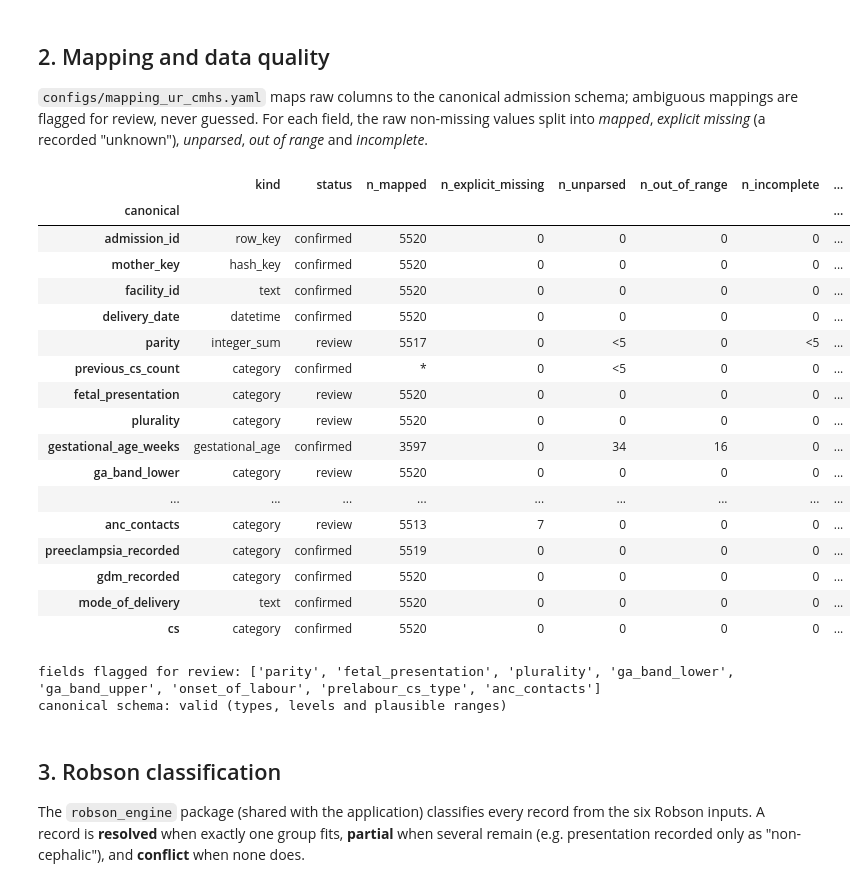
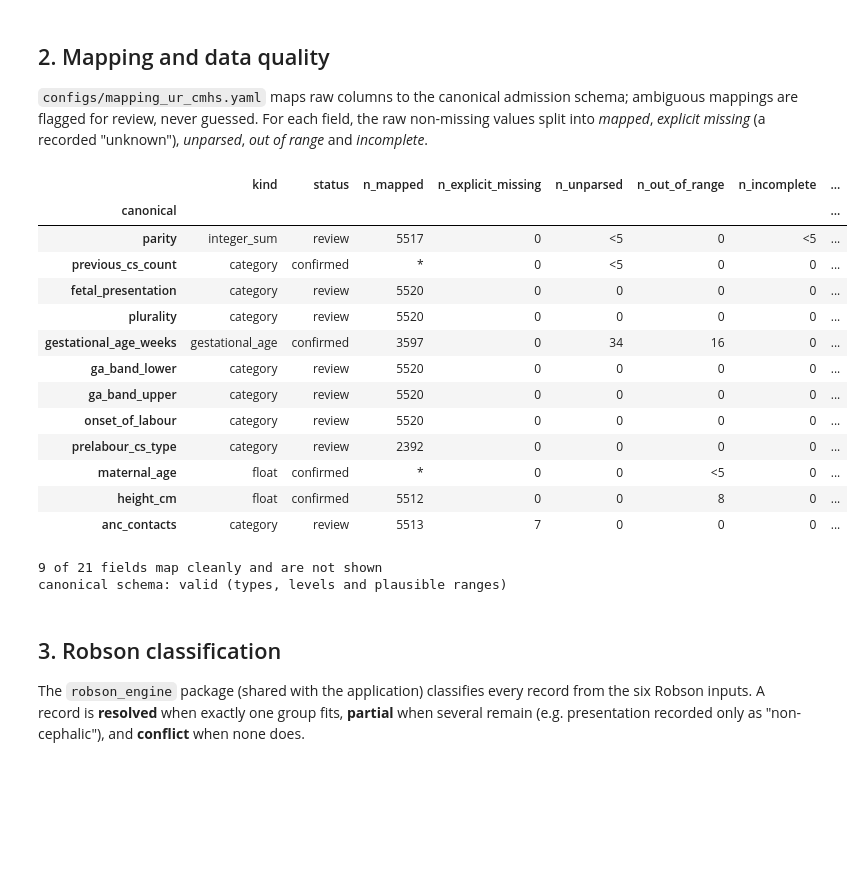
Before and after one commit to icyeza/robby, a Jupyter notebook: ML/notebooks/01_eda.ipynb, the cells around one changed output. Cells and saved outputs as stored; diff of their text form; code cells hidden in the pictures; blank space fills up the shorter version.

```diff
--- a/ML/notebooks/01_eda.ipynb
+++ b/ML/notebooks/01_eda.ipynb
@@ -121,38 +121,38 @@ flagged for review, never guessed. For each field, the raw non-missing values sp
 # %%
 report = json.loads((nb.interim / "mapping_report.json").read_text(encoding="utf-8"))
 parts = ["n_mapped", "n_explicit_missing", "n_unparsed", "n_out_of_range", "n_incomplete"]
 fields = pd.DataFrame(report["fields"])
 fields["unmapped levels"] = fields["unmapped_levels"].map(len)
 mapping_table = eda.suppress_partition(
     fields[["canonical", "kind", "status", *parts, "unmapped levels"]], parts
 )
-display(mapping_table.set_index("canonical"))
-print(f"fields flagged for review: {report['review_fields']}")
+# Only fields that need a look: flagged for review, or with unparsed, out-of-range, incomplete or
+# unmapped values. The full table is in data/interim/mapping_report.json.
+problems = fields[["n_unparsed", "n_out_of_range", "n_incomplete"]].sum(axis=1) > 0
+attention = (problems | (fields["status"] != "confirmed") | (fields["unmapped levels"] > 0)).to_numpy()
+display(mapping_table[attention].set_index("canonical"))
+print(f"{int((~attention).sum())} of {len(fields)} fields map cleanly and are not shown")
 try:
     validate_canonical(canonical)
     print("canonical schema: valid (types, levels and plausible ranges)")
 except Exception as error:
     print(f"canonical schema: INVALID ({type(error).__name__}; see the CLI in a private session)")
 # %% [output]
 |  | kind | status | n_mapped | n_explicit_missing | n_unparsed | n_out_of_range | n_incomplete | ... |
 | canonical |  |  |  |  |  |  |  | ... |
-| admission_id | row_key | confirmed | 5520 | 0 | 0 | 0 | 0 | ... |
-| mother_key | hash_key | confirmed | 5520 | 0 | 0 | 0 | 0 | ... |
-| facility_id | text | confirmed | 5520 | 0 | 0 | 0 | 0 | ... |
-| delivery_date | datetime | confirmed | 5520 | 0 | 0 | 0 | 0 | ... |
 | parity | integer_sum | review | 5517 | 0 | <5 | 0 | <5 | ... |
 | previous_cs_count | category | confirmed | * | 0 | <5 | 0 | 0 | ... |
 | fetal_presentation | category | review | 5520 | 0 | 0 | 0 | 0 | ... |
 | plurality | category | review | 5520 | 0 | 0 | 0 | 0 | ... |
 | gestational_age_weeks | gestational_age | confirmed | 3597 | 0 | 34 | 16 | 0 | ... |
 | ga_band_lower | category | review | 5520 | 0 | 0 | 0 | 0 | ... |
-| ... | ... | ... | ... | ... | ... | ... | ... | ... |
+| ga_band_upper | category | review | 5520 | 0 | 0 | 0 | 0 | ... |
+| onset_of_labour | category | review | 5520 | 0 | 0 | 0 | 0 | ... |
+| prelabour_cs_type | category | review | 2392 | 0 | 0 | 0 | 0 | ... |
+| maternal_age | float | confirmed | * | 0 | 0 | <5 | 0 | ... |
+| height_cm | float | confirmed | 5512 | 0 | 0 | 8 | 0 | ... |
 | anc_contacts | category | review | 5513 | 7 | 0 | 0 | 0 | ... |
-| preeclampsia_recorded | category | confirmed | 5519 | 0 | 0 | 0 | 0 | ... |
-| gdm_recorded | category | confirmed | 5520 | 0 | 0 | 0 | 0 | ... |
-| mode_of_delivery | text | confirmed | 5520 | 0 | 0 | 0 | 0 | ... |
-| cs | category | confirmed | 5520 | 0 | 0 | 0 | 0 | ... |
-fields flagged for review: ['parity', 'fetal_presentation', 'plurality', 'ga_band_lower', 'ga_band_upper', 'onset_of_labour', 'prelabour_cs_type', 'anc_contacts']
+9 of 21 fields map cleanly and are not shown
 canonical schema: valid (types, levels and plausible ranges)
 # %% [markdown]
 ## 3. Robson classification
```
Also changed, not shown: parts of 4 cells of this notebook, 2 other files.
